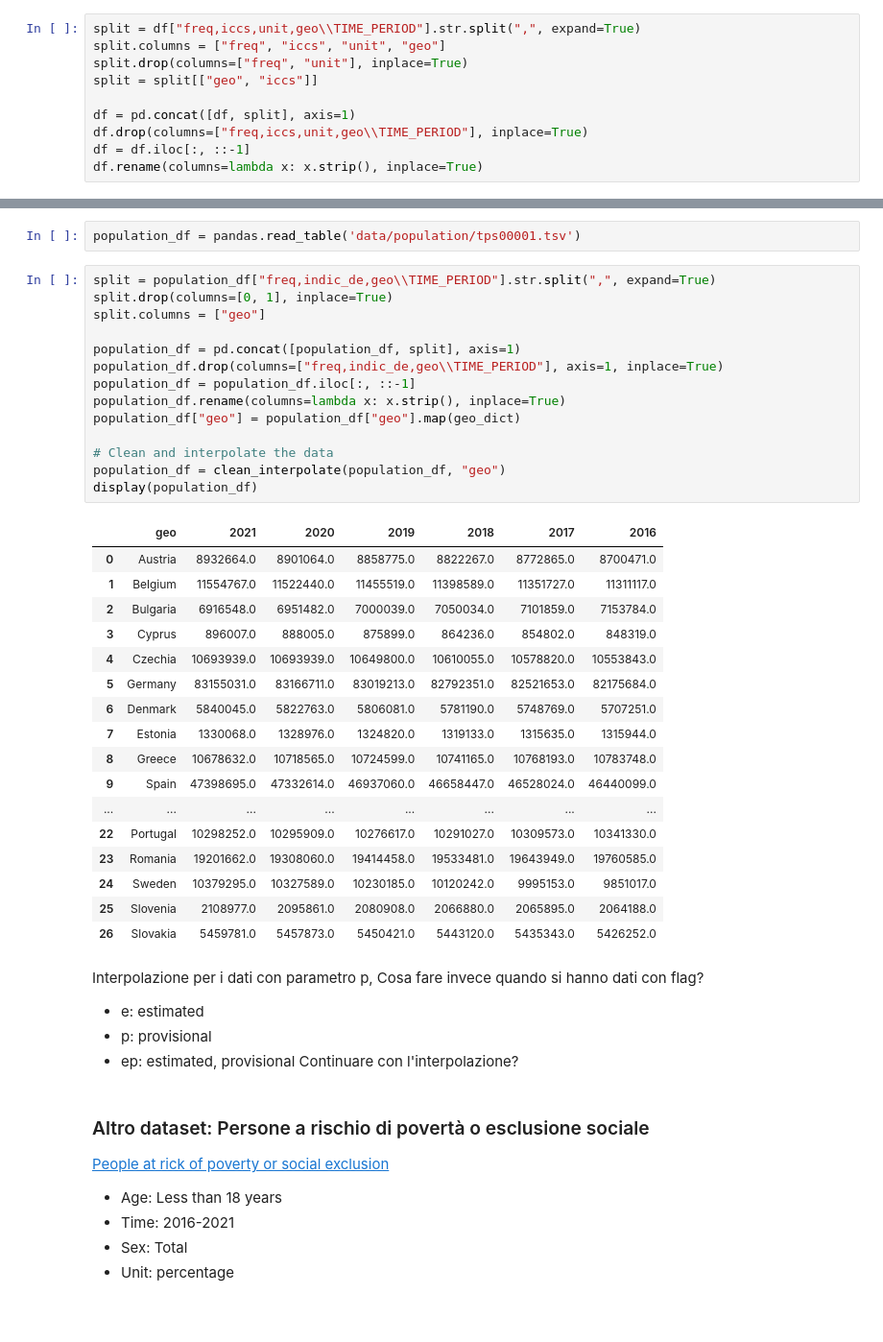
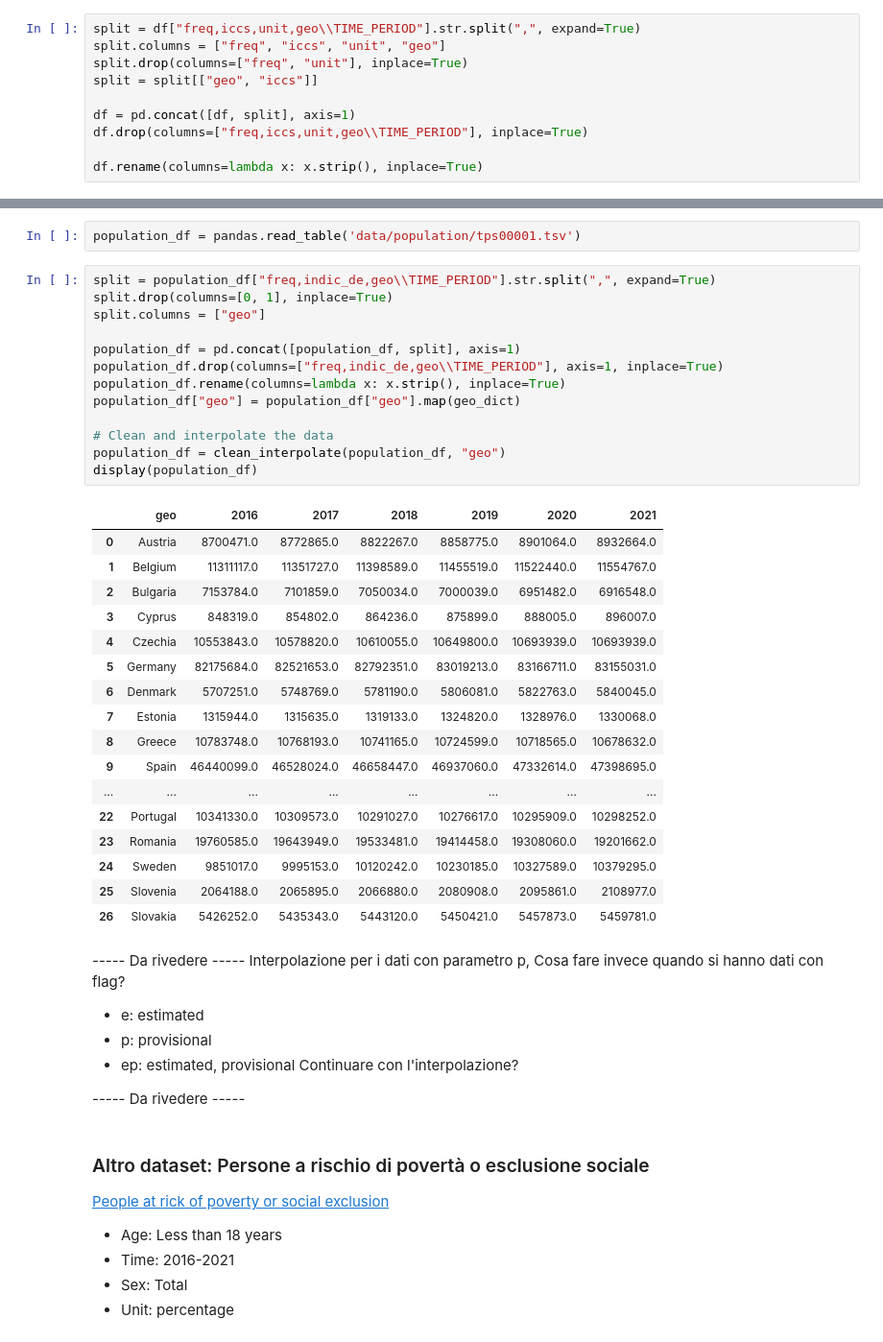
Before and after one commit to DiegoConce/CrimeAnalysis-HumanDataScience, a Jupyter notebook: main.ipynb, the cells around one changed output, grey strips where cells are left out. Shown: that part at 96% size. Drawn from its saved outputs; the diff is of its cells as text; blank space fills up the shorter version.

```diff
--- a/main.ipynb
+++ b/main.ipynb
@@ -56,7 +39,7 @@ split = split[["geo", "iccs"]]
 
 df = pd.concat([df, split], axis=1)
 df.drop(columns=["freq,iccs,unit,geo\\TIME_PERIOD"], inplace=True)
-df = df.iloc[:, ::-1]
+
 df.rename(columns=lambda x: x.strip(), inplace=True)
 # %%
 # Rename rows with the name of the country
@@ -232,42 +173,44 @@ population_df = pandas.read_table('data/population/tps00001.tsv')
 # %%
 split = population_df["freq,indic_de,geo\\TIME_PERIOD"].str.split(",", expand=True)
 split.drop(columns=[0, 1], inplace=True)
 split.columns = ["geo"]
 
 population_df = pd.concat([population_df, split], axis=1)
 population_df.drop(columns=["freq,indic_de,geo\\TIME_PERIOD"], axis=1, inplace=True)
-population_df = population_df.iloc[:, ::-1]
 population_df.rename(columns=lambda x: x.strip(), inplace=True)
 population_df["geo"] = population_df["geo"].map(geo_dict)
 
 # Clean and interpolate the data
 population_df = clean_interpolate(population_df, "geo")
 display(population_df)
 # %% [output]
-|  | geo | 2021 | 2020 | 2019 | 2018 | 2017 | 2016 |
-| 0 | Austria | 8932664.0 | 8901064.0 | 8858775.0 | 8822267.0 | 8772865.0 | 8700471.0 |
-| 1 | Belgium | 11554767.0 | 11522440.0 | 11455519.0 | 11398589.0 | 11351727.0 | 11311117.0 |
-| 2 | Bulgaria | 6916548.0 | 6951482.0 | 7000039.0 | 7050034.0 | 7101859.0 | 7153784.0 |
-| 3 | Cyprus | 896007.0 | 888005.0 | 875899.0 | 864236.0 | 854802.0 | 848319.0 |
-| 4 | Czechia | 10693939.0 | 10693939.0 | 10649800.0 | 10610055.0 | 10578820.0 | 10553843.0 |
-| 5 | Germany | 83155031.0 | 83166711.0 | 83019213.0 | 82792351.0 | 82521653.0 | 82175684.0 |
-| 6 | Denmark | 5840045.0 | 5822763.0 | 5806081.0 | 5781190.0 | 5748769.0 | 5707251.0 |
-| 7 | Estonia | 1330068.0 | 1328976.0 | 1324820.0 | 1319133.0 | 1315635.0 | 1315944.0 |
-| 8 | Greece | 10678632.0 | 10718565.0 | 10724599.0 | 10741165.0 | 10768193.0 | 10783748.0 |
-| 9 | Spain | 47398695.0 | 47332614.0 | 46937060.0 | 46658447.0 | 46528024.0 | 46440099.0 |
+|  | geo | 2016 | 2017 | 2018 | 2019 | 2020 | 2021 |
+| 0 | Austria | 8700471.0 | 8772865.0 | 8822267.0 | 8858775.0 | 8901064.0 | 8932664.0 |
+| 1 | Belgium | 11311117.0 | 11351727.0 | 11398589.0 | 11455519.0 | 11522440.0 | 11554767.0 |
+| 2 | Bulgaria | 7153784.0 | 7101859.0 | 7050034.0 | 7000039.0 | 6951482.0 | 6916548.0 |
+| 3 | Cyprus | 848319.0 | 854802.0 | 864236.0 | 875899.0 | 888005.0 | 896007.0 |
+| 4 | Czechia | 10553843.0 | 10578820.0 | 10610055.0 | 10649800.0 | 10693939.0 | 10693939.0 |
+| 5 | Germany | 82175684.0 | 82521653.0 | 82792351.0 | 83019213.0 | 83166711.0 | 83155031.0 |
+| 6 | Denmark | 5707251.0 | 5748769.0 | 5781190.0 | 5806081.0 | 5822763.0 | 5840045.0 |
+| 7 | Estonia | 1315944.0 | 1315635.0 | 1319133.0 | 1324820.0 | 1328976.0 | 1330068.0 |
+| 8 | Greece | 10783748.0 | 10768193.0 | 10741165.0 | 10724599.0 | 10718565.0 | 10678632.0 |
+| 9 | Spain | 46440099.0 | 46528024.0 | 46658447.0 | 46937060.0 | 47332614.0 | 47398695.0 |
 | ... | ... | ... | ... | ... | ... | ... | ... |
-| 22 | Portugal | 10298252.0 | 10295909.0 | 10276617.0 | 10291027.0 | 10309573.0 | 10341330.0 |
-| 23 | Romania | 19201662.0 | 19308060.0 | 19414458.0 | 19533481.0 | 19643949.0 | 19760585.0 |
-| 24 | Sweden | 10379295.0 | 10327589.0 | 10230185.0 | 10120242.0 | 9995153.0 | 9851017.0 |
-| 25 | Slovenia | 2108977.0 | 2095861.0 | 2080908.0 | 2066880.0 | 2065895.0 | 2064188.0 |
-| 26 | Slovakia | 5459781.0 | 5457873.0 | 5450421.0 | 5443120.0 | 5435343.0 | 5426252.0 |
+| 22 | Portugal | 10341330.0 | 10309573.0 | 10291027.0 | 10276617.0 | 10295909.0 | 10298252.0 |
+| 23 | Romania | 19760585.0 | 19643949.0 | 19533481.0 | 19414458.0 | 19308060.0 | 19201662.0 |
+| 24 | Sweden | 9851017.0 | 9995153.0 | 10120242.0 | 10230185.0 | 10327589.0 | 10379295.0 |
+| 25 | Slovenia | 2064188.0 | 2065895.0 | 2066880.0 | 2080908.0 | 2095861.0 | 2108977.0 |
+| 26 | Slovakia | 5426252.0 | 5435343.0 | 5443120.0 | 5450421.0 | 5457873.0 | 5459781.0 |
 # %% [markdown]
+----- Da rivedere -----
 Interpolazione per i dati con parametro p,
 Cosa fare invece quando si hanno dati con flag?
 - e: estimated
 - p: provisional
 - ep: estimated, provisional
 Continuare con l'interpolazione?
+
+----- Da rivedere -----
 # %% [markdown]
 ### Altro dataset: Persone a rischio di povertà o esclusione sociale
 [People at rick of poverty or social exclusion](https://ec.europa.eu/eurostat/databrowser/view/sdg_01_10__custom_7836001/default/table?lang=en)
```
Also changed, not shown: parts of 29 cells of this notebook, 6 other files.
